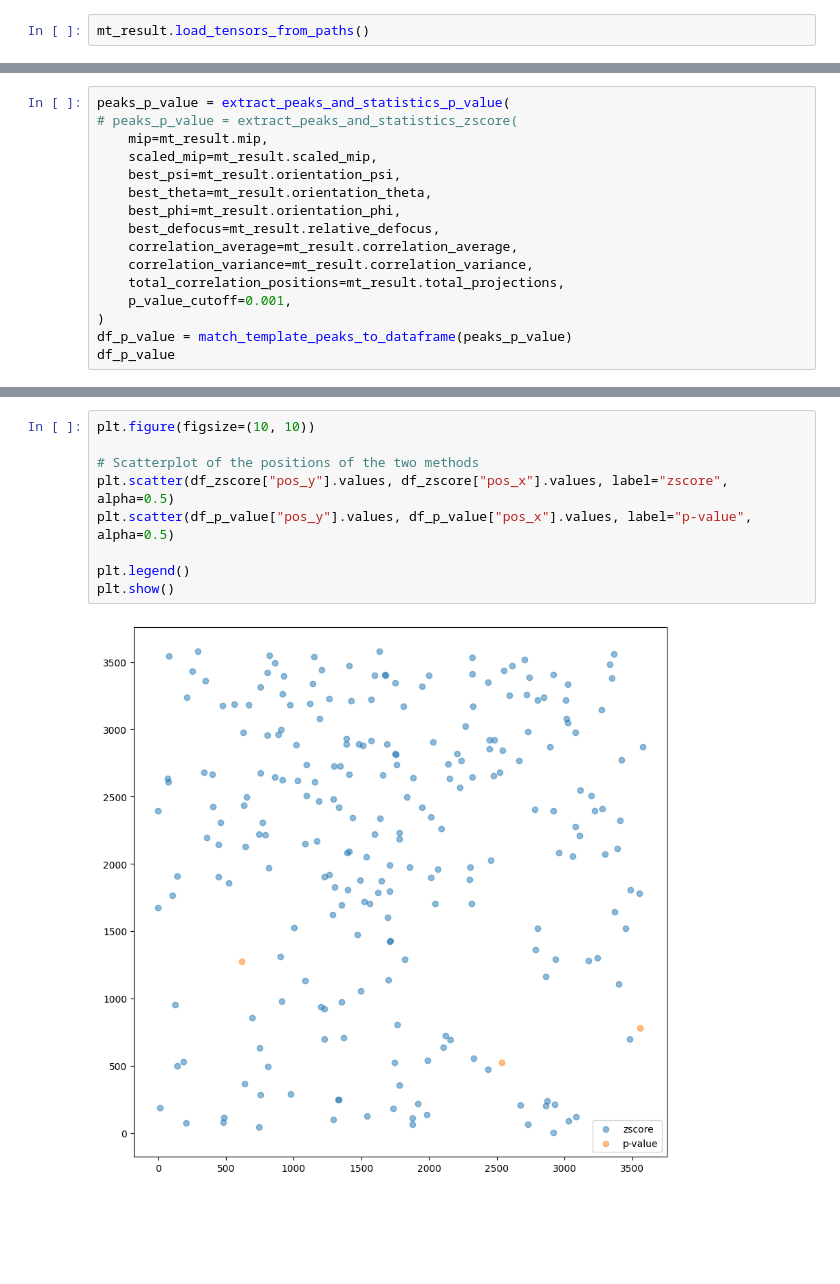
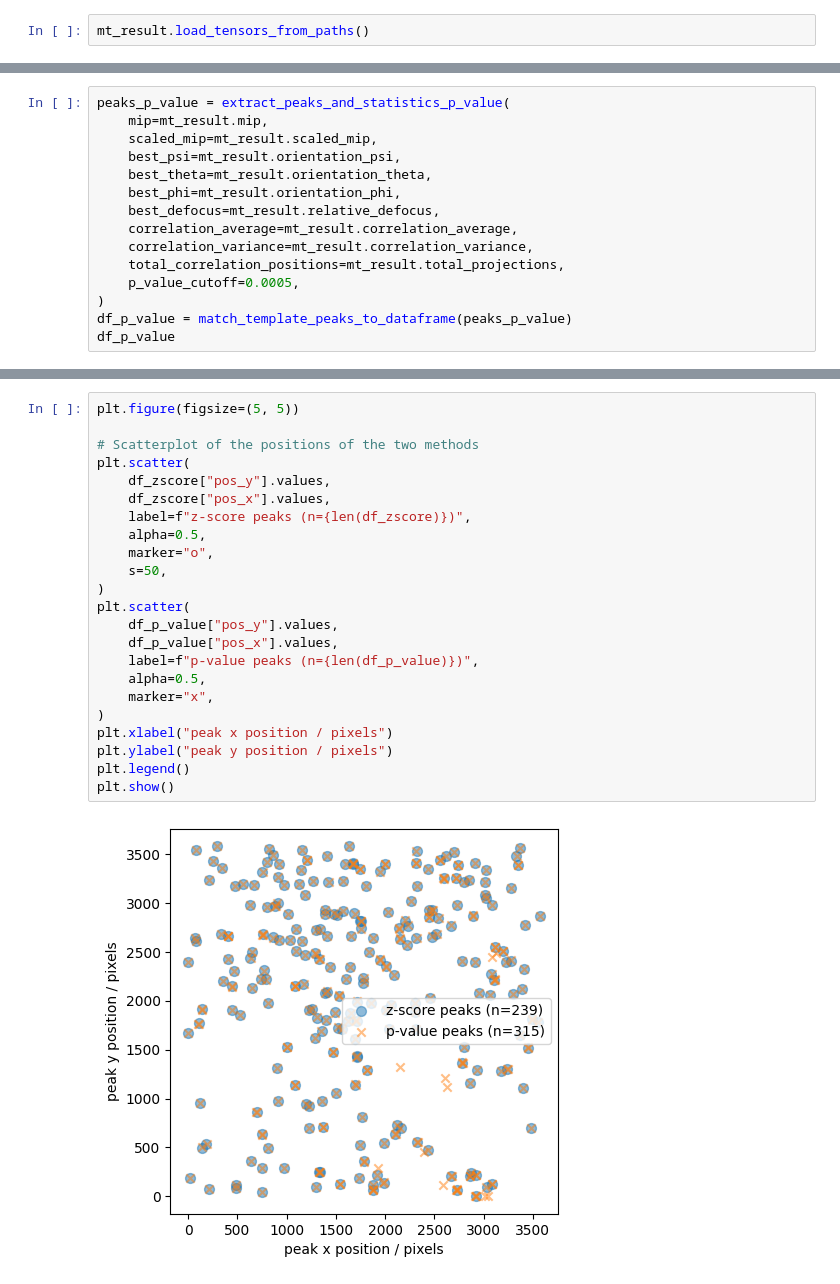
Before and after one commit to sharhar/Leopard-EM, a Jupyter notebook: examples/03-pvalue_demo.ipynb, the cells around one changed output, grey strips where cells are left out. Cells and saved outputs as stored; diff of their text form; blank space fills up the shorter version.

Commit message:
fix: working p-value metric for particle selection

```diff
--- a/examples/03-pvalue_demo.ipynb
+++ b/examples/03-pvalue_demo.ipynb
@@ -71,6 +109,5 @@ peaks.shape torch.Size([363, 2])
 # %%
 peaks_p_value = extract_peaks_and_statistics_p_value(
-# peaks_p_value = extract_peaks_and_statistics_zscore(
     mip=mt_result.mip,
     scaled_mip=mt_result.scaled_mip,
     best_psi=mt_result.orientation_psi,
@@ -80,7 +117,7 @@ peaks_p_value = extract_peaks_and_statistics_p_value(
     correlation_average=mt_result.correlation_average,
     correlation_variance=mt_result.correlation_variance,
     total_correlation_positions=mt_result.total_projections,
-    p_value_cutoff=0.001,
+    p_value_cutoff=0.0005,
 )
 df_p_value = match_template_peaks_to_dataframe(peaks_p_value)
 df_p_value
@@ -128,11 +142,25 @@ plt.hist(df_p_value["mip"].values, bins=32)
 # %%
-plt.figure(figsize=(10, 10))
+plt.figure(figsize=(5, 5))
 
 # Scatterplot of the positions of the two methods
-plt.scatter(df_zscore["pos_y"].values, df_zscore["pos_x"].values, label="zscore", alpha=0.5)
-plt.scatter(df_p_value["pos_y"].values, df_p_value["pos_x"].values, label="p-value", alpha=0.5)
-
+plt.scatter(
+    df_zscore["pos_y"].values,
+    df_zscore["pos_x"].values,
+    label=f"z-score peaks (n={len(df_zscore)})",
+    alpha=0.5,
+    marker="o",
+    s=50,
+)
+plt.scatter(
+    df_p_value["pos_y"].values,
+    df_p_value["pos_x"].values,
+    label=f"p-value peaks (n={len(df_p_value)})",
+    alpha=0.5,
+    marker="x",
+)
+plt.xlabel("peak x position / pixels")
+plt.ylabel("peak y position / pixels")
 plt.legend()
 plt.show()
 # %% [output]
-[figure, old version]
+[figure, new version]
```
Also changed, not shown: parts of 11 cells of this notebook, 3 other files.
